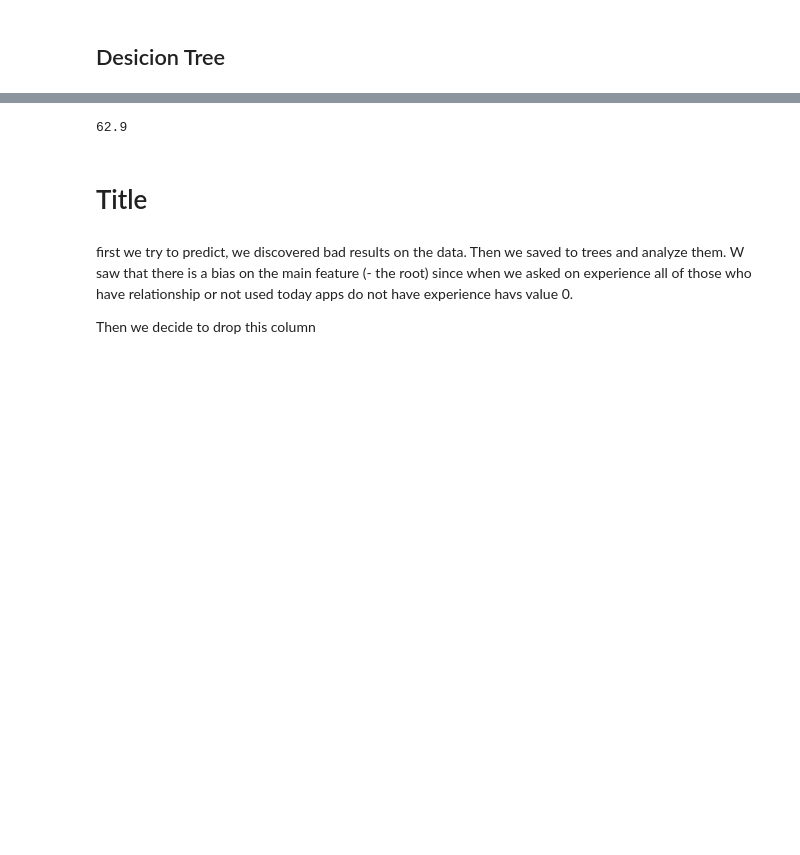
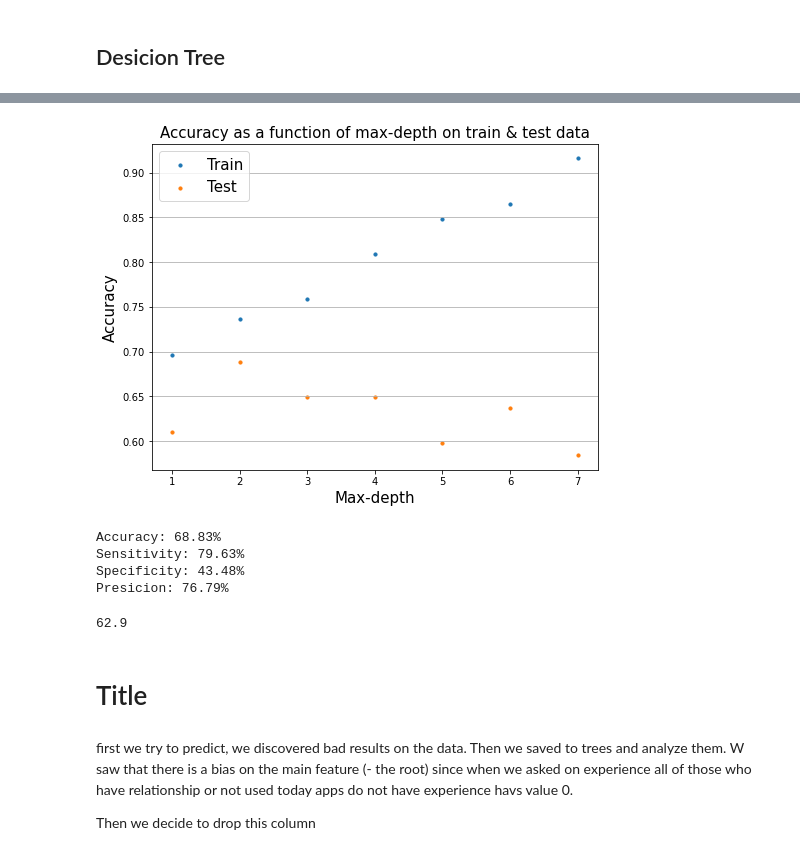
Before and after one commit to golankai/IDC-DS-FinalProject, a Jupyter notebook: DT.ipynb, the cells around one changed output, grey strips where cells are left out. Cells and saved outputs as stored; diff of their text form; code cells hidden in the pictures; blank space fills up the shorter version.

```diff
--- a/DT.ipynb
+++ b/DT.ipynb
@@ -120,8 +78,15 @@ import os
 X = df.drop('Kukumbo?',axis=1)
 y = pd.DataFrame(df['Kukumbo?'])
 X_train, X_test, y_train, y_test = train_test_split(X, y, test_size=0.3, random_state=1)
+# %%
+X_singles = df_singles.drop('Kukumbo?',axis=1)
+y_singles = pd.DataFrame(df_singles['Kukumbo?'])
+X_train_singles, X_test_singles, y_train_singles, y_test_singles = train_test_split(
+    X_singles, y_singles, test_size=0.3, random_state=1)
 # %%
 y_train = y_train.replace([0,1], ['No', 'Yes'])
 y_test = y_test.replace([0,1], ['No', 'Yes'])
+y_train_singles = y_train_singles.replace([0,1], ['No', 'Yes'])
+y_test_singles = y_test_singles.replace([0,1], ['No', 'Yes'])
 # %%
 train = pd.concat([X_train,y_train],axis=1)
@@ -186 +179,12 @@ build_tree( X_train= X_train, X_test = X_test, max_d=5, dir_name= 'first_all_fea
+# %%
+# Train a DT on the data of the singles only
+y_pred_test = build_tree(X_train=X_train_singles, y_train=y_train_singles, X_test=X_test_singles, y_test=y_test_singles,
+           max_d=8, to_pdf=False, to_plot=True)
+print_matrix(y_pred_test, y_test_singles)
+# %% [output]
+[figure, added]
+Accuracy: 68.83%
+Sensitivity: 79.63%
+Specificity: 43.48%
+Presicion: 76.79%
 # %%
```
Also changed, not shown: parts of 21 cells of this notebook, 21 other files.
